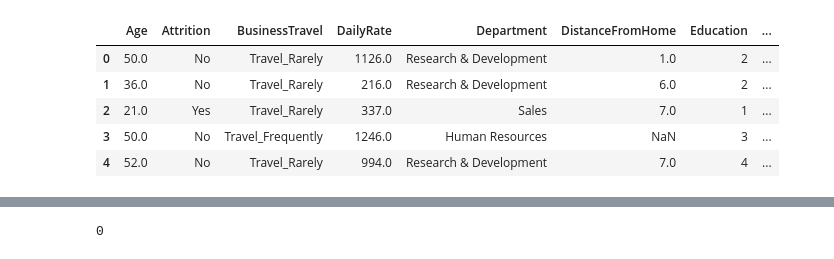
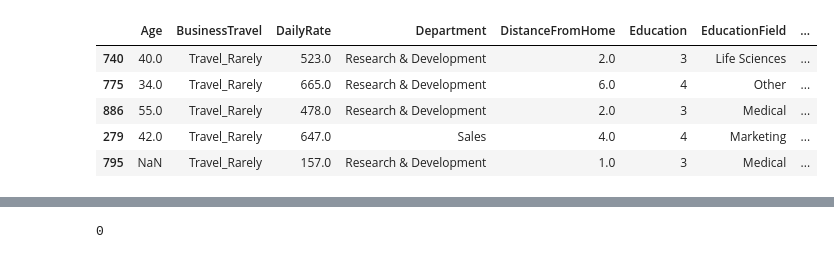
Before and after one commit to saima8/Data-Science-from-scratch, a Jupyter notebook: Employee_Attrition_Assignment.ipynb, the cells around one changed output, grey strips where cells are left out. Drawn from its saved outputs; the diff is of its cells as text; code cells hidden in the pictures.

```diff
--- a/Employee_Attrition_Assignment.ipynb
+++ b/Employee_Attrition_Assignment.ipynb
@@ -12,9 +14,21 @@ train_data = pd.read_csv('/content/employee_attrition_train.csv')
+# %%
+# Remove rows with missing target, separate target from predictors
+train_data.dropna(axis=0, subset=['Attrition'], inplace=True)
+y = train_data.Attrition
+train_data.drop(['Attrition'], axis=1, inplace=True)
+
+X = train_data
+X_test = test_data
+
+# Break off validation set from training data
+X_train, X_valid, y_train, y_valid = train_test_split(X, y, train_size=0.8, test_size=0.2,
+                                                      random_state=0)
 # %%
-train_data.head()
+X_train.head()
 # %% [output]
-|  | Age | Attrition | BusinessTravel | DailyRate | Department | DistanceFromHome | Education | ... |
-| 0 | 50.0 | No | Travel_Rarely | 1126.0 | Research & Development | 1.0 | 2 | ... |
-| 1 | 36.0 | No | Travel_Rarely | 216.0 | Research & Development | 6.0 | 2 | ... |
-| 2 | 21.0 | Yes | Travel_Rarely | 337.0 | Sales | 7.0 | 1 | ... |
-| 3 | 50.0 | No | Travel_Frequently | 1246.0 | Human Resources | NaN | 3 | ... |
-| 4 | 52.0 | No | Travel_Rarely | 994.0 | Research & Development | 7.0 | 4 | ... |
+|  | Age | BusinessTravel | DailyRate | Department | DistanceFromHome | Education | EducationField | ... |
+| 740 | 40.0 | Travel_Rarely | 523.0 | Research & Development | 2.0 | 3 | Life Sciences | ... |
+| 775 | 34.0 | Travel_Rarely | 665.0 | Research & Development | 6.0 | 4 | Other | ... |
+| 886 | 55.0 | Travel_Rarely | 478.0 | Research & Development | 2.0 | 3 | Medical | ... |
+| 279 | 42.0 | Travel_Rarely | 647.0 | Sales | 4.0 | 4 | Marketing | ... |
+| 795 | NaN | Travel_Rarely | 157.0 | Research & Development | 1.0 | 3 | Medical | ... |
```
Also changed, not shown: parts of 11 cells of this notebook.
